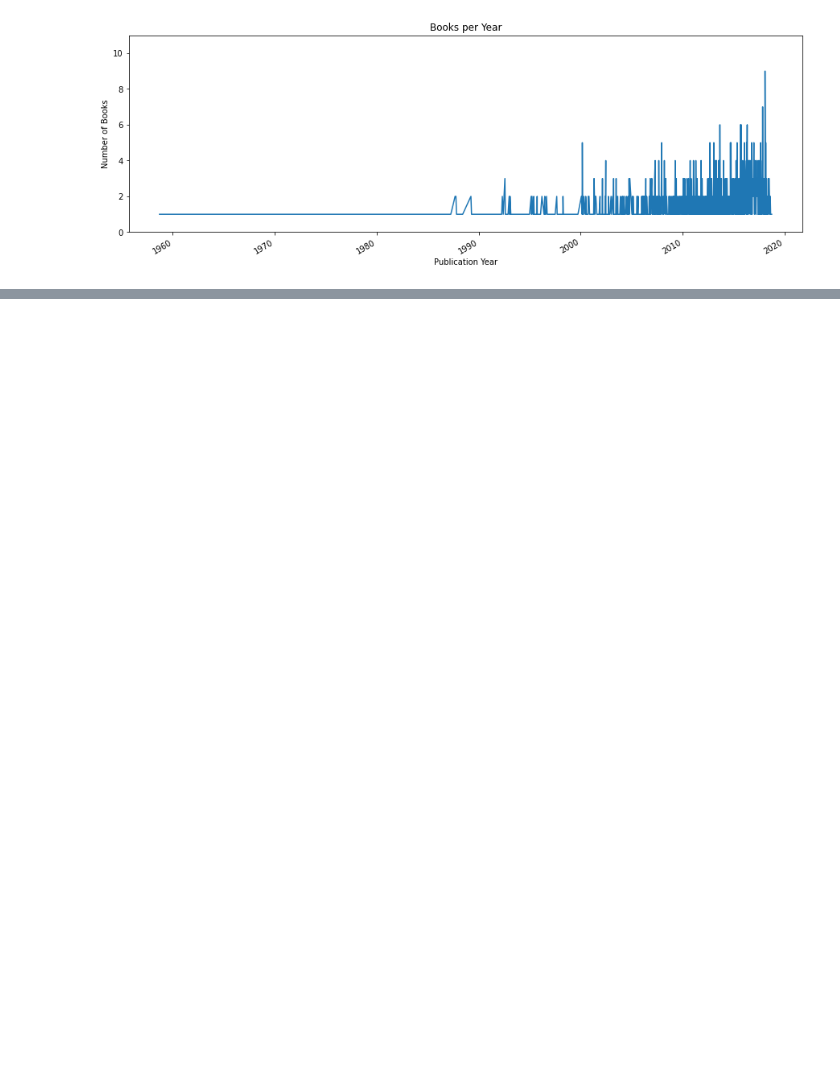
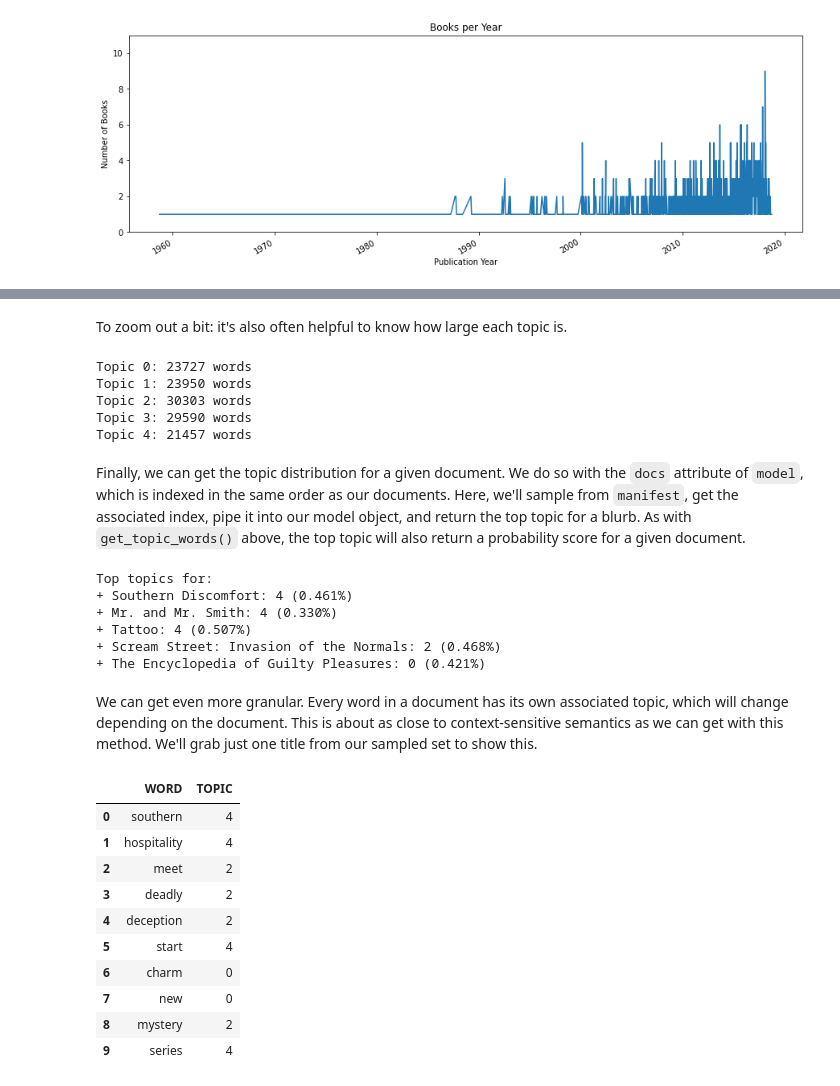
Before and after one commit to ucdavisdatalab/workshop_getting_started_with_textual_data, a Jupyter notebook: 06_topic-modeling.ipynb, the cells around one changed output, grey strips where cells are left out. Cells and saved outputs as stored; diff of their text form; code cells hidden in the pictures; blank space fills up the shorter version.

```diff
--- a/06_topic-modeling.ipynb
+++ b/06_topic-modeling.ipynb
@@ -104,0 +83,5 @@ Building a Topic Model
+# %%
+import tomotopy as tp
+
+n_topics = 5
+model = tp.LDAModel(k = n_topics, seed = 357)
@@ -104,0 +92,7 @@ Building a Topic Model
+# %%
+for path in paths:
+    with open(path, 'r') as p:
+        doc = p.read().split()
+        model.add_doc(doc)
+
+print("Number of documents:", len(model.docs))
@@ -104,0 +107,3 @@ Building a Topic Model
+# %%
+n_iters = 500
+model.train(iter = n_iters)
@@ -104,0 +172,54 @@ Building a Topic Model
+# %% [markdown]
+To zoom out a bit: it's also often helpful to know how large each topic is.
+# %%
+topic_sizes = model.get_count_by_topics()
+for k in range(0, n_topics):
+    print(f"Topic {k}: {topic_sizes[k]} words")
+# %% [output]
+Topic 0: 23727 words
+Topic 1: 23950 words
+Topic 2: 30303 words
+Topic 3: 29590 words
+Topic 4: 21457 words
+# %% [markdown]
+Finally, we can get the topic distribution for a given document. We do so with the `docs` attribute of `model`,
+which is indexed in the same order as our documents. Here, we'll sample from `manifest`, get the associated index,
+pipe it into our model object, and return the top topic for a blurb. As with `get_topic_words()` above, the top
+topic will also return a probability score for a given document.
+# %%
+sampled_titles = manifest.sample(5).index
+
+print("Top topics for:")
+for idx in sampled_titles:
+    result = model.docs[idx].get_topics(top_n = 1)
+    topic = result[0][0]
+    score = result[0][1]
+    print(f"+ {manifest.loc[idx, 'TITLE']}: {topic} ({score:0.3f}%)")
+# %% [output]
+Top topics for:
++ Southern Discomfort: 4 (0.461%)
++ Mr. and Mr. Smith: 4 (0.330%)
++ Tattoo: 4 (0.507%)
++ Scream Street: Invasion of the Normals: 2 (0.468%)
++ The Encyclopedia of Guilty Pleasures: 0 (0.421%)
+# %% [markdown]
+We can get even more granular. Every word in a document has its own associated topic, which will change depending
+on the document. This is about as close to context-sensitive semantics as we can get with this method. We'll grab
+just one title from our sampled set to show this.
+# %%
+doc = model.docs[sampled_titles[0]]
+doc_word_to_topic_dist = doc.topics
+
+pd.DataFrame(zip(doc, doc_word_to_topic_dist), columns = ['WORD', 'TOPIC']).head(10)
+# %% [output]
+|  | WORD | TOPIC |
+| 0 | southern | 4 |
+| 1 | hospitality | 4 |
+| 2 | meet | 2 |
+| 3 | deadly | 2 |
+| 4 | deception | 2 |
+| 5 | start | 4 |
+| 6 | charm | 0 |
+| 7 | new | 0 |
+| 8 | mystery | 2 |
+| 9 | series | 4 |
```
Also changed, not shown: parts of 54 cells of this notebook, 4 other files.
